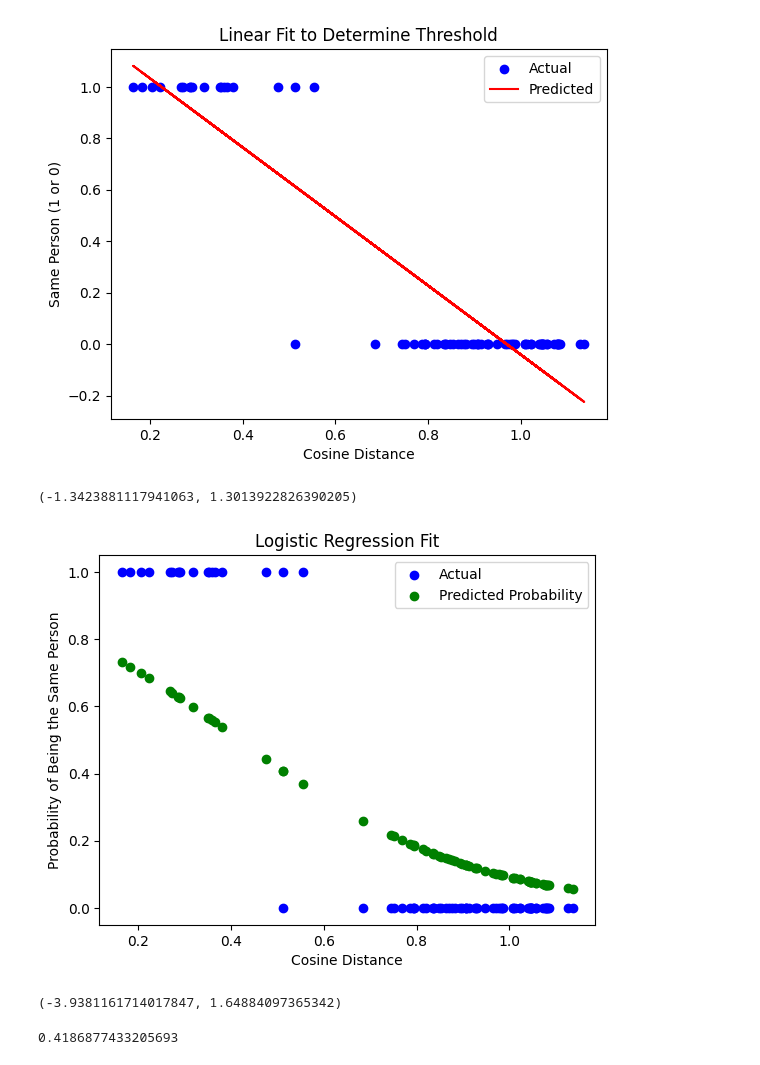
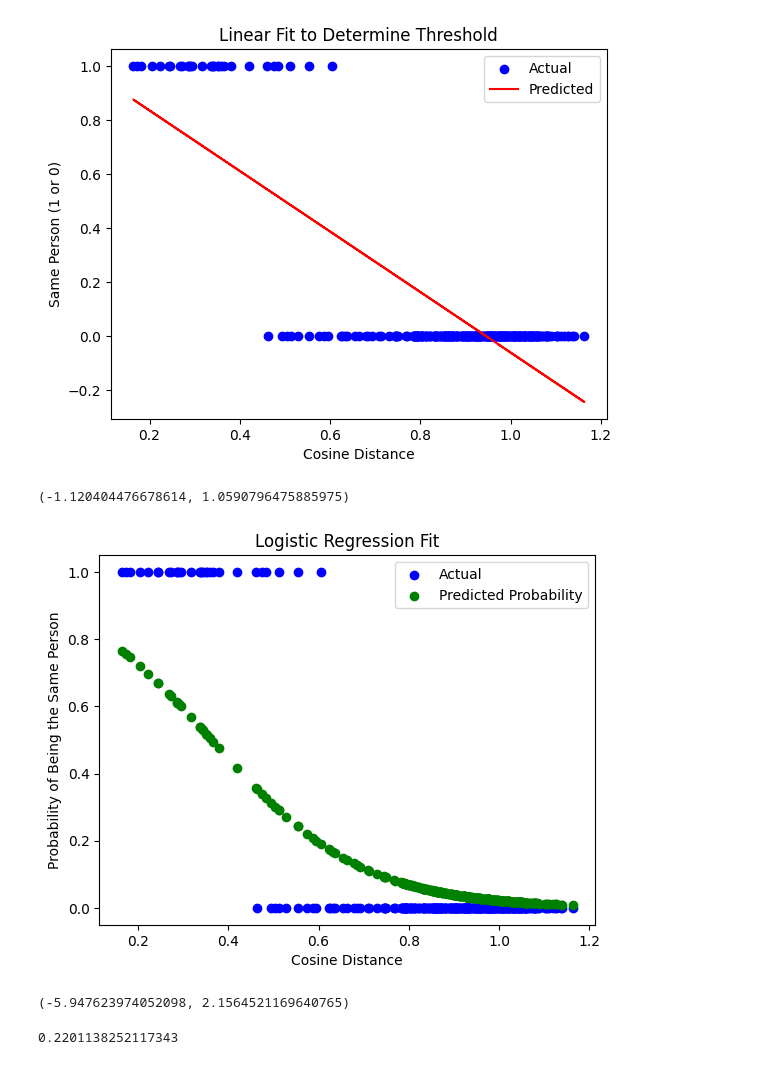
Before and after one commit to sway4em/voice-identification, a Jupyter notebook: ml.ipynb, the cells around one changed output. Saved outputs shown, nothing was run; the diff lists cells and outputs as text; code cells hidden in the pictures.

```diff
--- a/ml.ipynb
+++ b/ml.ipynb
@@ -8,38 +8,38 @@ from sklearn.linear_model import LogisticRegression
 from sklearn.metrics import accuracy_score
 import re
 # Reload the CSV file
-file_path = './output3.csv'
+file_path = './output4.csv'
 data = pd.read_csv(file_path)
 
 # Extracting names and determining if they are from the same person
 data['Name1'] = data['File1'].apply(extract_name)
 data['Name2'] = data['File2'].apply(extract_name)
 data['SamePerson'] = data['Name1'] == data['Name2']
 
 # Converting 'SamePerson' to a numerical value for regression
 data['SamePerson'] = data['SamePerson'].astype(int)
 
 # Using Linear Regression for fitting
 model = LinearRegression()
 model.fit(data[['Distance']], data['SamePerson'])
 
 # Predicting using the model
 data['Predicted'] = model.predict(data[['Distance']])
 
 # Plotting the results
 plt.scatter(data['Distance'], data['SamePerson'], color='blue', label='Actual')
 plt.plot(data['Distance'], data['Predicted'], color='red', label='Predicted')
 plt.xlabel('Cosine Distance')
 plt.ylabel('Same Person (1 or 0)')
 plt.title('Linear Fit to Determine Threshold')
 plt.legend()
 plt.show()
 
 # Outputting the model's coefficient and intercept
 model.coef_[0], model.intercept_
 # %% [output]
-[figure, old version]
+[figure, new version]
-(-1.3423881117941063, 1.3013922826390205)
+(-1.120404476678614, 1.0590796475885975)
 # %%
 from sklearn.linear_model import LogisticRegression
 
@@ -66,8 +66,8 @@ plt.show()
 # Outputting the model's coefficient and intercept
 coef, intercept
 # %% [output]
-[figure, old version]
+[figure, new version]
-(-3.9381161714017847, 1.64884097365342)
+(-5.947623974052098, 2.1564521169640765)
 # %%
 from scipy.optimize import minimize_scalar
 
@@ -81,10 +81,10 @@ def find_threshold_for_probability(target_probability):
     result = minimize_scalar(objective)
     return result.x
 
-target_probability = 0.5
+target_probability = 0.7
 
 # Finding the corresponding threshold
 threshold = find_threshold_for_probability(target_probability)
 print(threshold)
 # %% [output]
-0.4186877433205693
+0.2201138252117343
```
Also changed, not shown: 16 other files.
